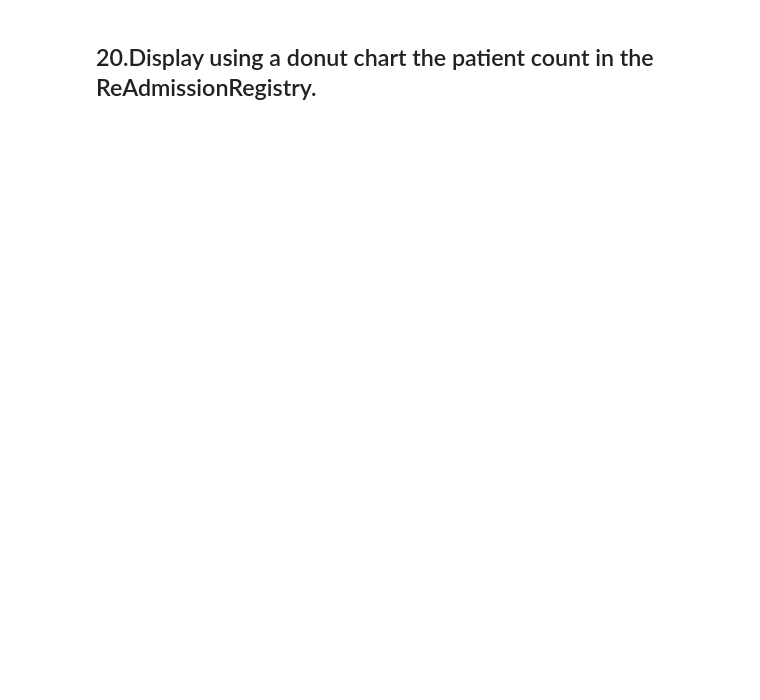
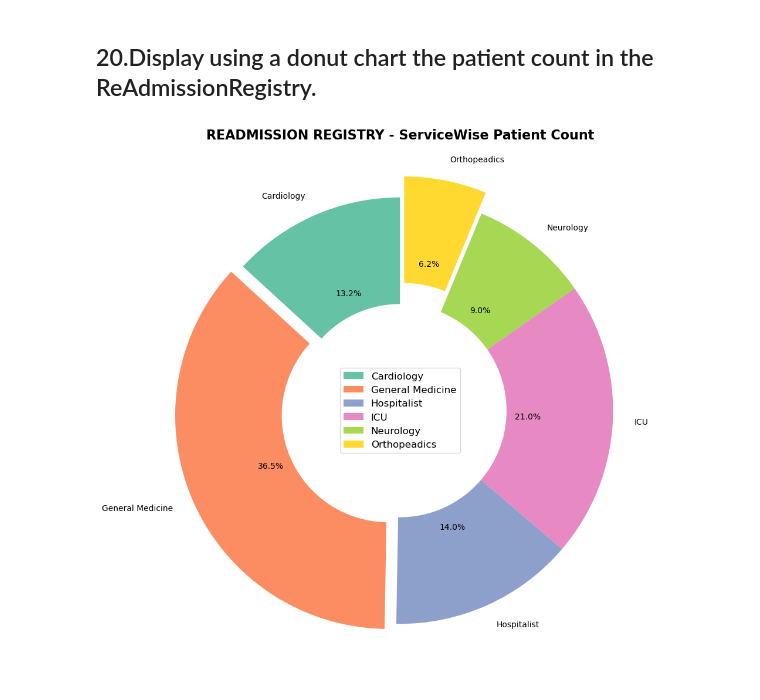
Before and after one commit to JyotsnaSusan/5Py, a Jupyter notebook: Hema1_20.ipynb, the cells around one changed output. Cells and saved outputs as stored; diff of their text form; code cells hidden in the pictures; blank space fills up the shorter version.

```diff
--- a/Hema1_20.ipynb
+++ b/Hema1_20.ipynb
@@ -273,2 +323,33 @@ df_Discharges[df_Discharges['Actual_LOS']  >  df_Discharges['ExpectedLOS']]
 # %% [markdown]
 ## 20.Display using a donut chart the patient count in the ReAdmissionRegistry.
+# %%
+
+
+df_ReReg = df_ReadmissionRegistry.groupby(['Service']).size()
+
+component = df_ReReg.index
+#data = df_ReadmissionRegistry['PatientID']
+data = df_ReReg
+explode = [0,0.06,0,0,0,0.10]
+
+
+fig, ax = plt.subplots(figsize=(10, 10), subplot_kw=dict(aspect="equal"))
+colors=sns.color_palette('Set2')
+
+
+
+wedges, texts, prcnt = ax.pie(
+    data, labels = component, wedgeprops=dict(width=0.5),
+    startangle=90, autopct='%1.1f%%',  colors = colors, explode = explode
+    )
+
+plt.legend(wedges, component, loc="center",fontsize=12)
+
+
+ax.set_title("READMISSION REGISTRY - ServiceWise Patient Count",fontdict={'fontsize': 16, 'fontweight': 'bold'})
+
+fig.tight_layout()
+plt.savefig('donutplot_RR.png',dpi=100, format='png', bbox_inches='tight')
+plt.show()
+# %% [output]
+[figure, added]
```
Also changed, not shown: parts of 4 cells of this notebook.
